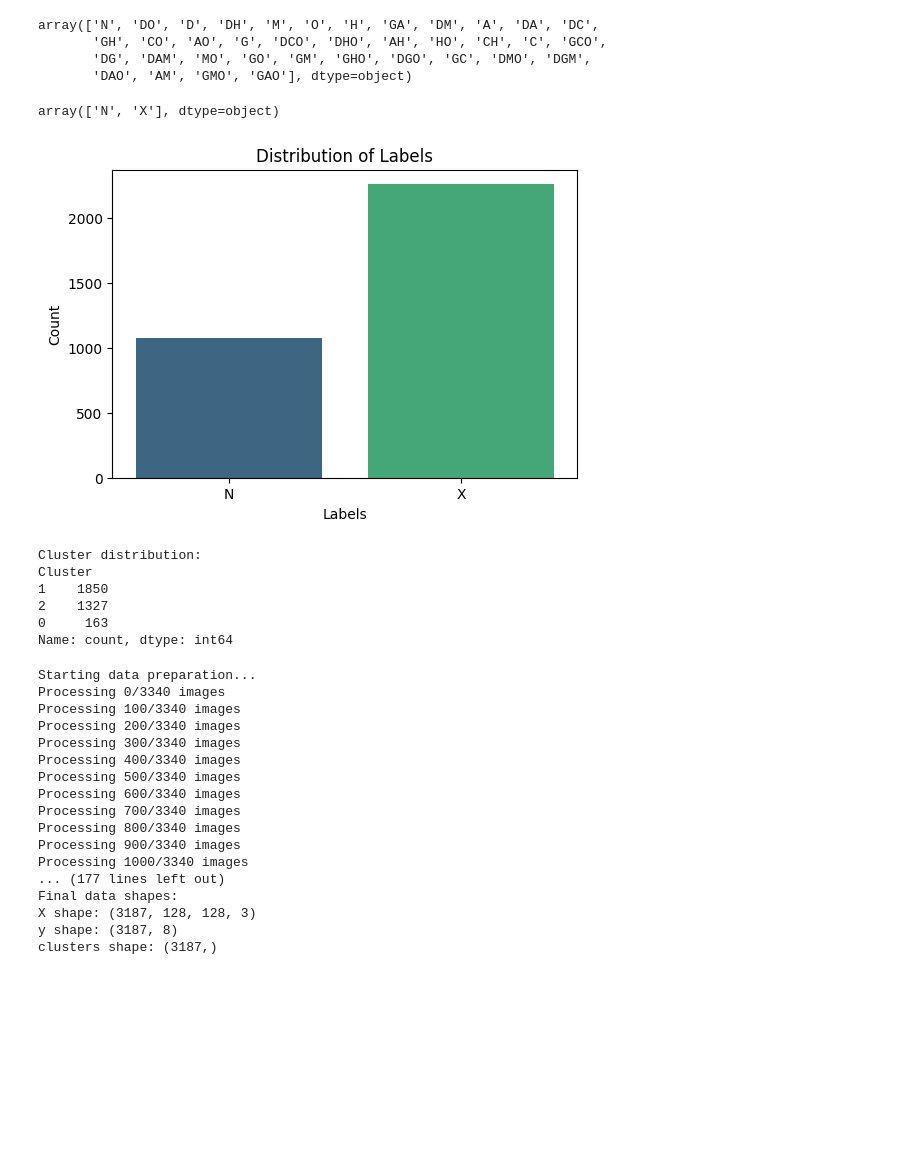
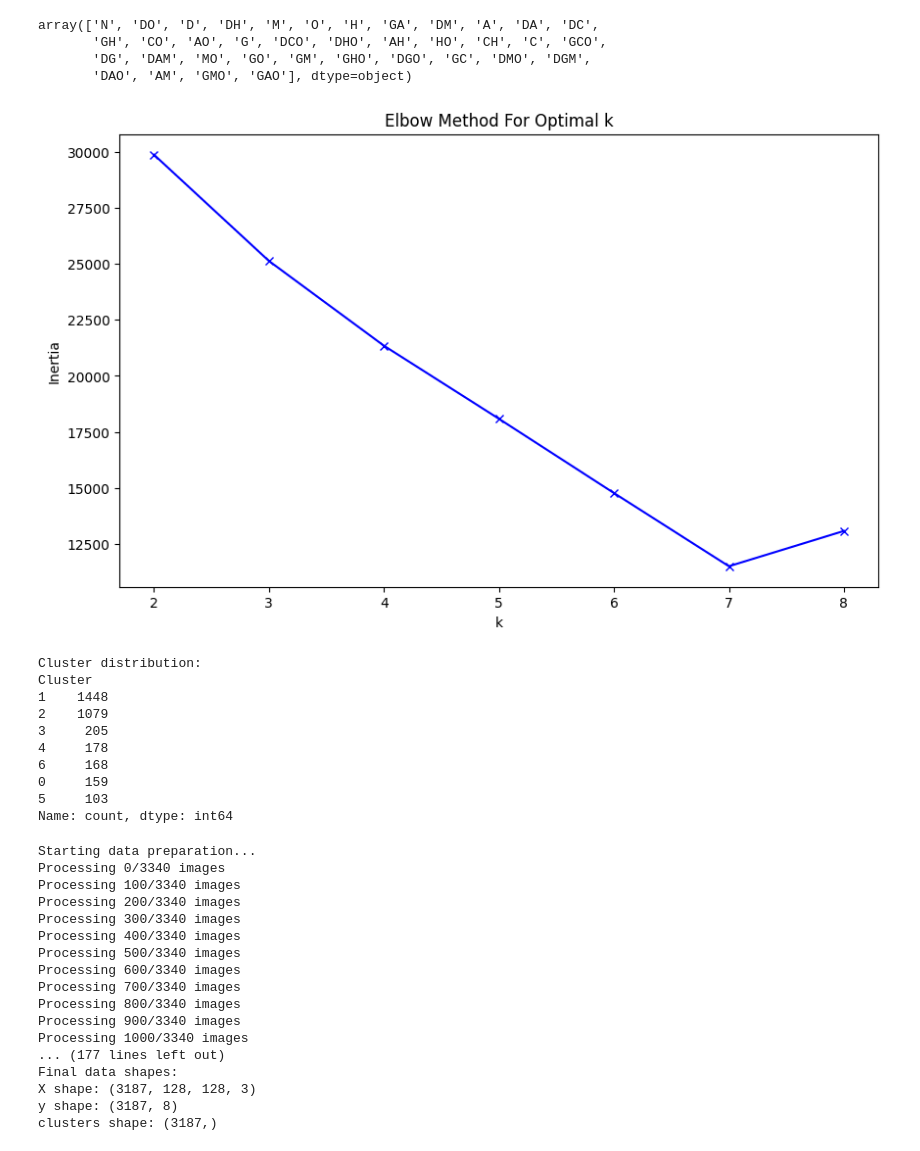
Before and after one commit to Arundhuti2000/ocular_eye_disease_detection, a Jupyter notebook: ocd.ipynb, the cells around one changed output. Saved outputs shown, nothing was run; the diff lists cells and outputs as text; code cells hidden in the pictures; blank space fills up the shorter version.

```diff
--- a/ocd.ipynb
+++ b/ocd.ipynb
@@ -574,25 +578,6 @@ array(['N', 'DO', 'D', 'DH', 'M', 'O', 'H', 'GA', 'DM', 'A', 'DA', 'DC',
        'GH', 'CO', 'AO', 'G', 'DCO', 'DHO', 'AH', 'HO', 'CH', 'C', 'GCO',
        'DG', 'DAM', 'MO', 'GO', 'GM', 'GHO', 'DGO', 'GC', 'DMO', 'DGM',
        'DAO', 'AM', 'GMO', 'GAO'], dtype=object)
-# %%
-# df.loc[df['labels'] != 'N', 'labels'] = 'X'
-df['labels'] = df['labels'].astype(str)  # Ensure string type
-mask = ~df['labels'].str.contains("N")  # Check for 'N' in the string
-df.loc[mask, 'labels'] = 'X'
-df['labels'].unique()
-# %% [output]
-array(['N', 'X'], dtype=object)
-# %%
-plt.figure(figsize=(6, 4))
-sns.countplot(data=df, x='labels', hue='labels', palette='viridis')
-
-plt.title('Distribution of Labels')
-plt.xlabel('Labels')
-plt.ylabel('Count')
-
-plt.show()
-# %% [output]
-[figure, removed]
 # %%
 cluster_features = ['Patient Age', 'N', 'D', 'G', 'C', 'A', 'H', 'M', 'O']
 X_cluster = df[cluster_features].copy()
@@ -605,21 +590,40 @@ scaler = StandardScaler()
 X_scaled = scaler.fit_transform(X_cluster)
 # %%
 # Cell 3: Perform K-means clustering
-n_clusters = 3  # You can adjust this number
+inertias = []
+k_range = range(2, 9)
+for k in k_range:
+   kmeans = KMeans(n_clusters=k, random_state=42)
+   kmeans.fit(X_scaled)
+   inertias.append(kmeans.inertia_)
+plt.figure(figsize=(10, 6))
+plt.plot(k_range, inertias, 'bx-')
+plt.xlabel('k')
+plt.ylabel('Inertia')
+plt.title('Elbow Method For Optimal k')
+plt.show()
+
+# Train final model with optimal k
+n_clusters = 7  # Adjust based on elbow plot
 kmeans = KMeans(n_clusters=n_clusters, random_state=42)
 clusters = kmeans.fit_predict(X_scaled)
 
 # Add cluster labels to the dataframe
 df['Cluster'] = clusters
 
 print("Cluster distribution:")
 print(df['Cluster'].value_counts())
 # %% [output]
+[figure, added]
 Cluster distribution:
 Cluster
-1    1850
-2    1327
-0     163
+1    1448
+2    1079
+3     205
+4     178
+6     168
+0     159
+5     103
 Name: count, dtype: int64
 # %%
 # Cell 2: Prepare data with proper error handling
```
Also changed, not shown: parts of 27 cells of this notebook.
